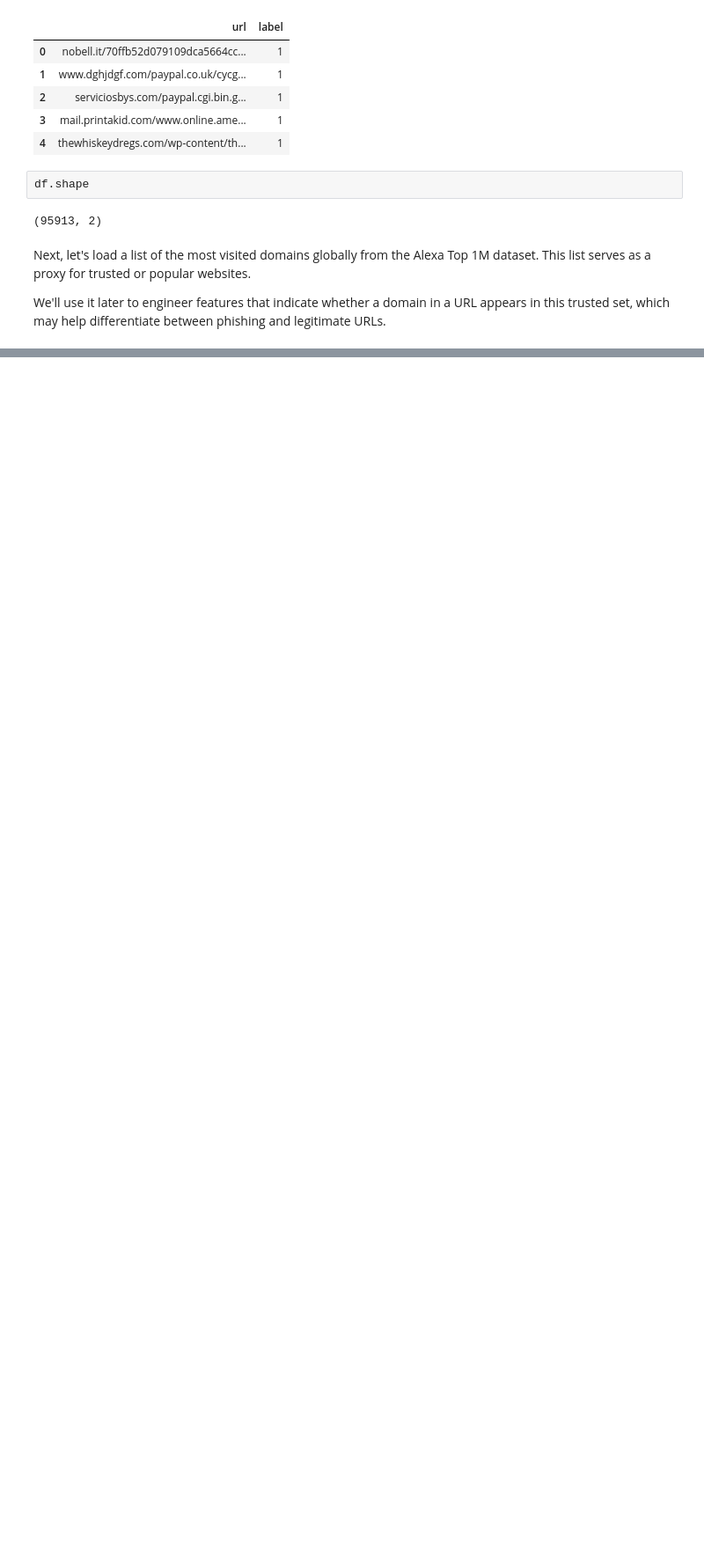
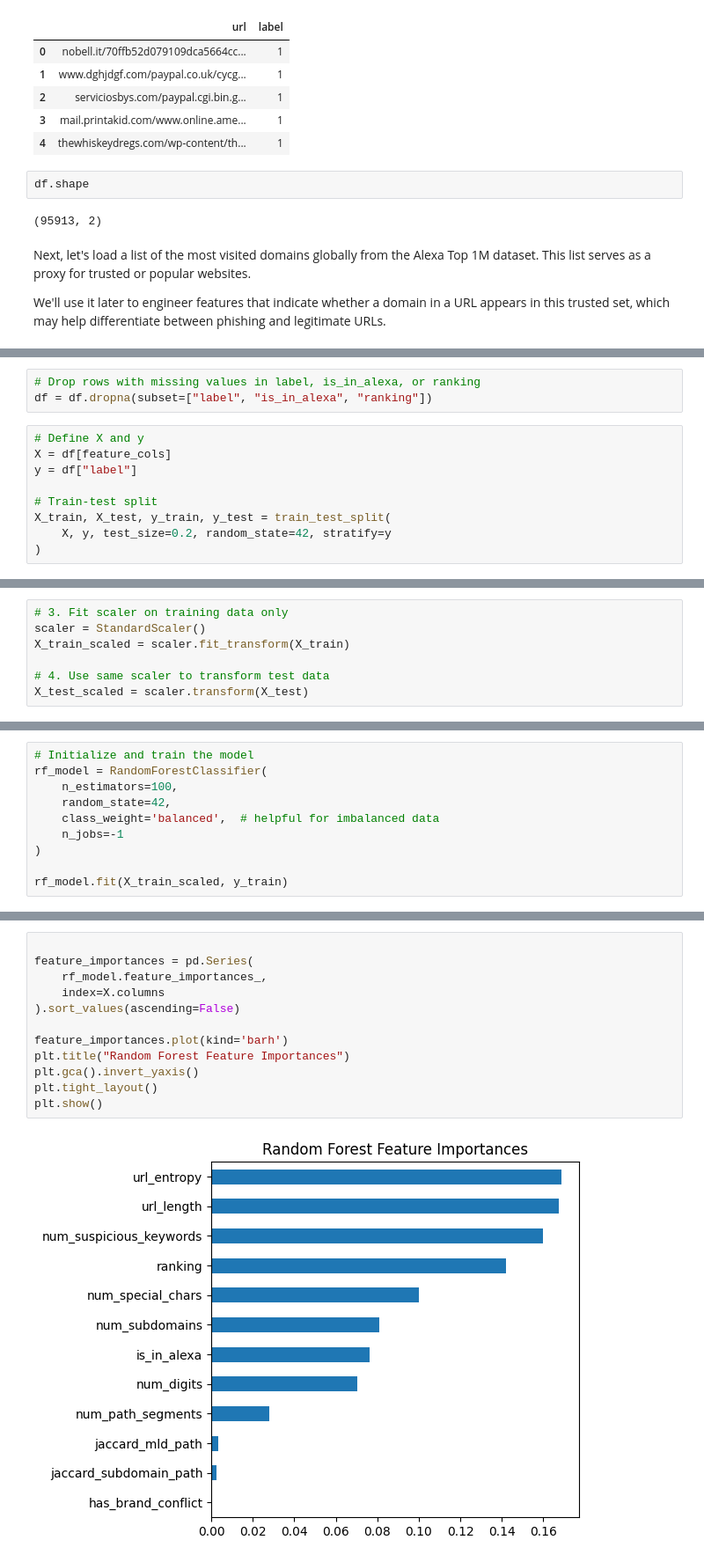
Before and after one commit to polinacsv/detecting-phishing-URLs, a Jupyter notebook: notebooks/modeling_pipeline.ipynb, the cells around one changed output, grey strips where cells are left out. Shown at 88% size. Cells and saved outputs as stored; diff of their text form; blank space fills up the shorter version.

```diff
--- a/notebooks/modeling_pipeline.ipynb
+++ b/notebooks/modeling_pipeline.ipynb
@@ -62,0 +299,12 @@ alexa_df.head()
+# %%
+# Drop rows with missing values in label, is_in_alexa, or ranking
+df = df.dropna(subset=["label", "is_in_alexa", "ranking"])
+# %%
+# Define X and y
+X = df[feature_cols]
+y = df["label"]
+
+# Train-test split
+X_train, X_test, y_train, y_test = train_test_split(
+    X, y, test_size=0.2, random_state=42, stratify=y
+)
@@ -62,0 +315,7 @@ alexa_df.head()
+# %%
+# 3. Fit scaler on training data only
+scaler = StandardScaler()
+X_train_scaled = scaler.fit_transform(X_train)
+
+# 4. Use same scaler to transform test data
+X_test_scaled = scaler.transform(X_test)
@@ -62,0 +343,10 @@ alexa_df.head()
+# %%
+# Initialize and train the model
+rf_model = RandomForestClassifier(
+    n_estimators=100,
+    random_state=42,
+    class_weight='balanced',  # helpful for imbalanced data
+    n_jobs=-1
+)
+
+rf_model.fit(X_train_scaled, y_train)
@@ -62,0 +380,14 @@ alexa_df.head()
+# %%
+
+feature_importances = pd.Series(
+    rf_model.feature_importances_,
+    index=X.columns
+).sort_values(ascending=False)
+
+feature_importances.plot(kind='barh')
+plt.title("Random Forest Feature Importances")
+plt.gca().invert_yaxis()
+plt.tight_layout()
+plt.show()
+# %% [output]
+[figure, added]
```
Also changed, not shown: parts of 30 cells of this notebook, 4 other files.
